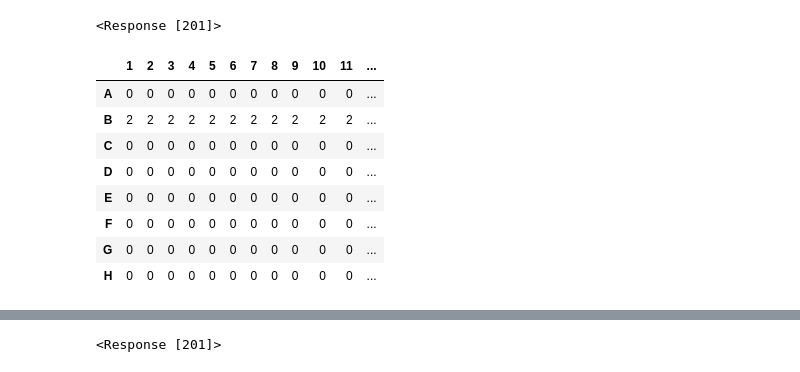
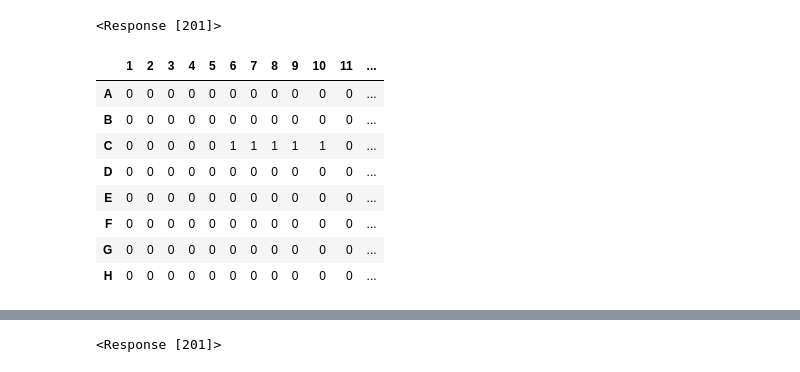
Before and after one commit to steiva/ot2-microtissue-manipulator, a Jupyter notebook: notebooks/calibration_test.ipynb, the cells around one changed output, grey strips where cells are left out. Saved outputs shown, nothing was run; the diff lists cells and outputs as text; code cells hidden in the pictures.

```diff
--- a/notebooks/calibration_test.ipynb
+++ b/notebooks/calibration_test.ipynb
@@ -211,5 +207,3 @@ command_dict = {
 command_payload = json.dumps(command_dict)
 r = openapi.post("commands", headers = openapi.HEADERS,
                 params={"waitUntilComplete": True}, data = command_payload)
-# %%
-json.loads(r.text)
@@ -3008,15 +3006,15 @@ openapi.move_relative('z', 20)
 # %%
 plate_type = 96
 dest = Destination(plate_type)
 well_df = create_well_plan(plate_type)
-well_df.loc['B', :] = 2
+well_df.loc['C', 6:10] = 1
 well_plan = {f"{row}{col}": well_df.loc[row, col] for row in well_df.index for col in well_df.columns if well_df.loc[row, col] > 0}
 well_df
 # %% [output]
 |  | 1 | 2 | 3 | 4 | 5 | 6 | 7 | 8 | 9 | 10 | 11 | ... |
 | A | 0 | 0 | 0 | 0 | 0 | 0 | 0 | 0 | 0 | 0 | 0 | ... |
-| B | 2 | 2 | 2 | 2 | 2 | 2 | 2 | 2 | 2 | 2 | 2 | ... |
-| C | 0 | 0 | 0 | 0 | 0 | 0 | 0 | 0 | 0 | 0 | 0 | ... |
+| B | 0 | 0 | 0 | 0 | 0 | 0 | 0 | 0 | 0 | 0 | 0 | ... |
+| C | 0 | 0 | 0 | 0 | 0 | 1 | 1 | 1 | 1 | 1 | 0 | ... |
 | D | 0 | 0 | 0 | 0 | 0 | 0 | 0 | 0 | 0 | 0 | 0 | ... |
 | E | 0 | 0 | 0 | 0 | 0 | 0 | 0 | 0 | 0 | 0 | 0 | ... |
 | F | 0 | 0 | 0 | 0 | 0 | 0 | 0 | 0 | 0 | 0 | 0 | ... |
```
Also changed, not shown: parts of 15 cells of this notebook, 2 other files.
